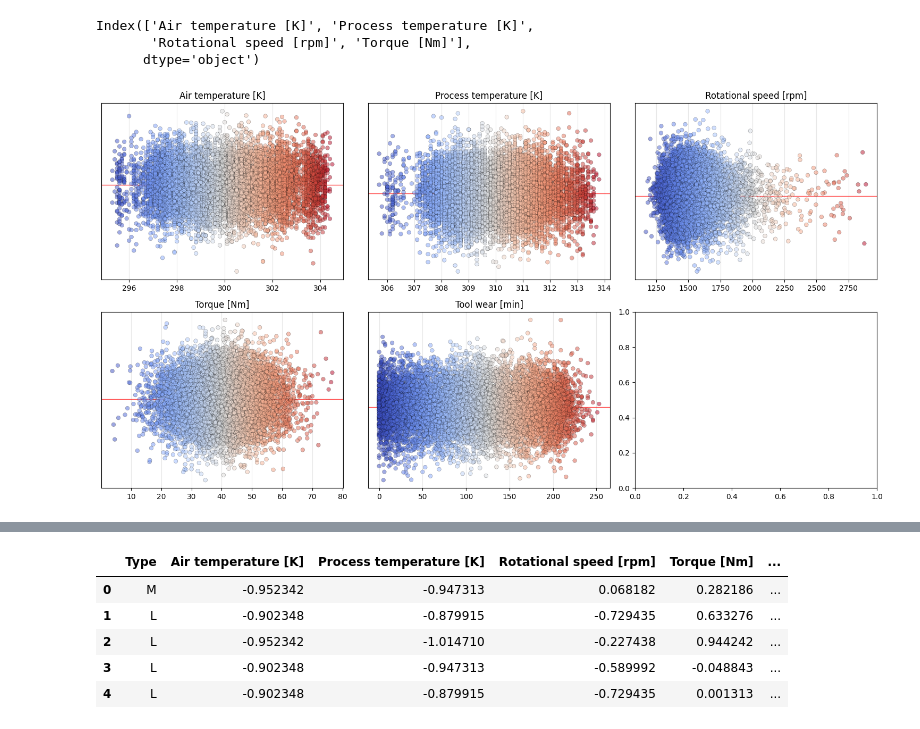
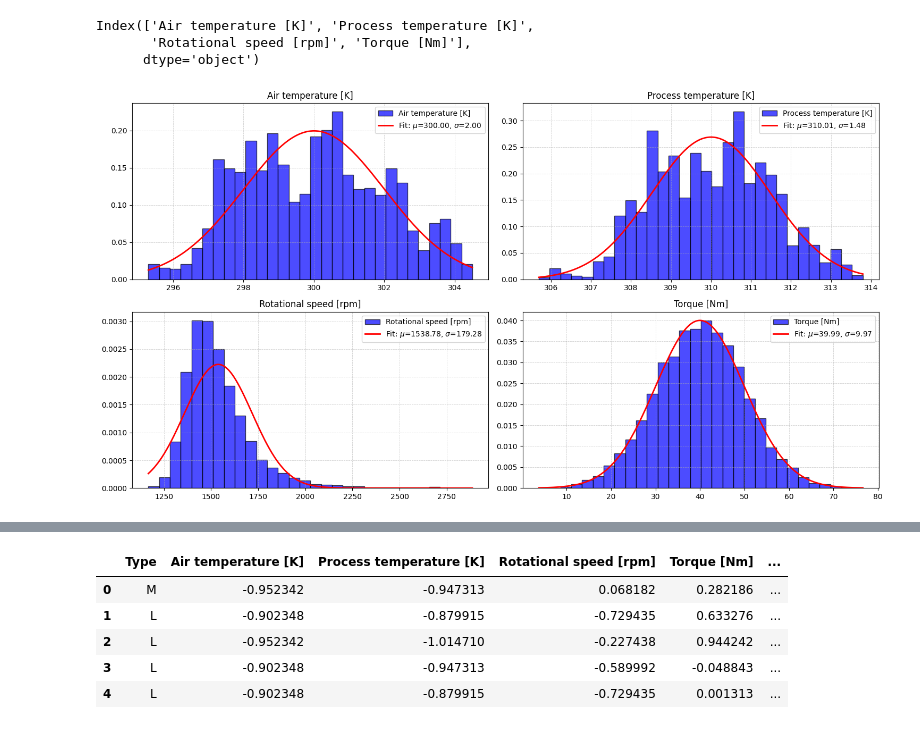
Before and after one commit to LingbINgx/Predict, a Jupyter notebook: test.ipynb, the cells around one changed output, grey strips where cells are left out. Drawn from its saved outputs; the diff is of its cells as text; code cells hidden in the pictures.

```diff
--- a/test.ipynb
+++ b/test.ipynb
@@ -55,39 +63,44 @@ print(data.iloc[:5, :])
 4         40.0                9                0    0    0    0    0    0
 # %%
 class pt_feature():
-    def __init__(self, data, axes_shape=(3, 2)):
+    def __init__(self, data, axes_shape:tuple[int, int]=(3, 2), figsize:tuple[int, int]=(15, 8)):
         self.data = data
         self.i = 0
         self.j = 0
-        self.axes_shape = axes_shape
+        self.fig, self.axes = plt.subplots(*axes_shape, figsize=figsize)
 
-    def plot_feature(self, axes, feature_name):
+    def plot_feature(self, feature_name):
         i = self.i
         j = self.j
+        ax = self.axes[i, j]
+
         x = self.data[feature_name].to_numpy()
-        y_jitter = np.random.normal(0, 0.05, len(x))
-        axes[i,j].scatter(x, y_jitter, alpha=0.5, s=30, c=x, cmap='coolwarm', edgecolors='black', linewidth=0.3, zorder=3)
-        axes[i,j].axhline(y=0, color='red', linestyle='-', alpha=0.7, linewidth=1, zorder=2)
-        axes[i,j].grid(True, alpha=0.3, zorder=1)
-        axes[i,j].set_yticks([])
-        axes[i,j].set_title(feature_name)
-        axes[i,j].figure.tight_layout()
-        if self.j == self.axes_shape[1] - 1:
+        ax.hist(x, bins=30, alpha=0.7, density=True, color='blue', edgecolor='black', zorder=1, label=feature_name)
+
+        mu, std = norm.fit(x)
+        x_fit = np.linspace(x.min(), x.max(), 1000)
+        p = norm.pdf(x_fit, mu, std)
+        ax.plot(x_fit, p, linewidth=2, zorder=2, color='red', label=f'Fit: $\\mu$={mu:.2f}, $\\sigma$={std:.2f}')
+
+        ax.grid(True, alpha=0.6, linestyle='--', linewidth=0.6)
+        ax.set_title(feature_name)
+        ax.legend()
+        self.fig.tight_layout()
+        if self.j == self.axes.shape[1] - 1:
             self.j = 0
             self.i += 1
         else:
             self.j += 1
 # %%
-data.dtypes[1:5].index
+print(data.dtypes[1:5].index)
+ns = ['Air temperature [K]', 'Process temperature [K]', 'Rotational speed [rpm]', 'Torque [Nm]']
 # %% [output]
 Index(['Air temperature [K]', 'Process temperature [K]',
        'Rotational speed [rpm]', 'Torque [Nm]'],
       dtype='object')
-# %%
-fig, axes = plt.subplots(2, 3, figsize=(15, 8))
-pt = pt_feature(data, axes_shape=axes.shape)
-for col in data[data.dtypes[1:6].index]:
-    name = col
-    pt.plot_feature(axes, name)
-# %% [output]
-[figure, removed]
+# %%
+pt = pt_feature(data, axes_shape=(2, 2))
+for col in ns:
+    pt.plot_feature(col)
+# %% [output]
+[figure, added]
```
Also changed, not shown: parts of 12 cells of this notebook.
